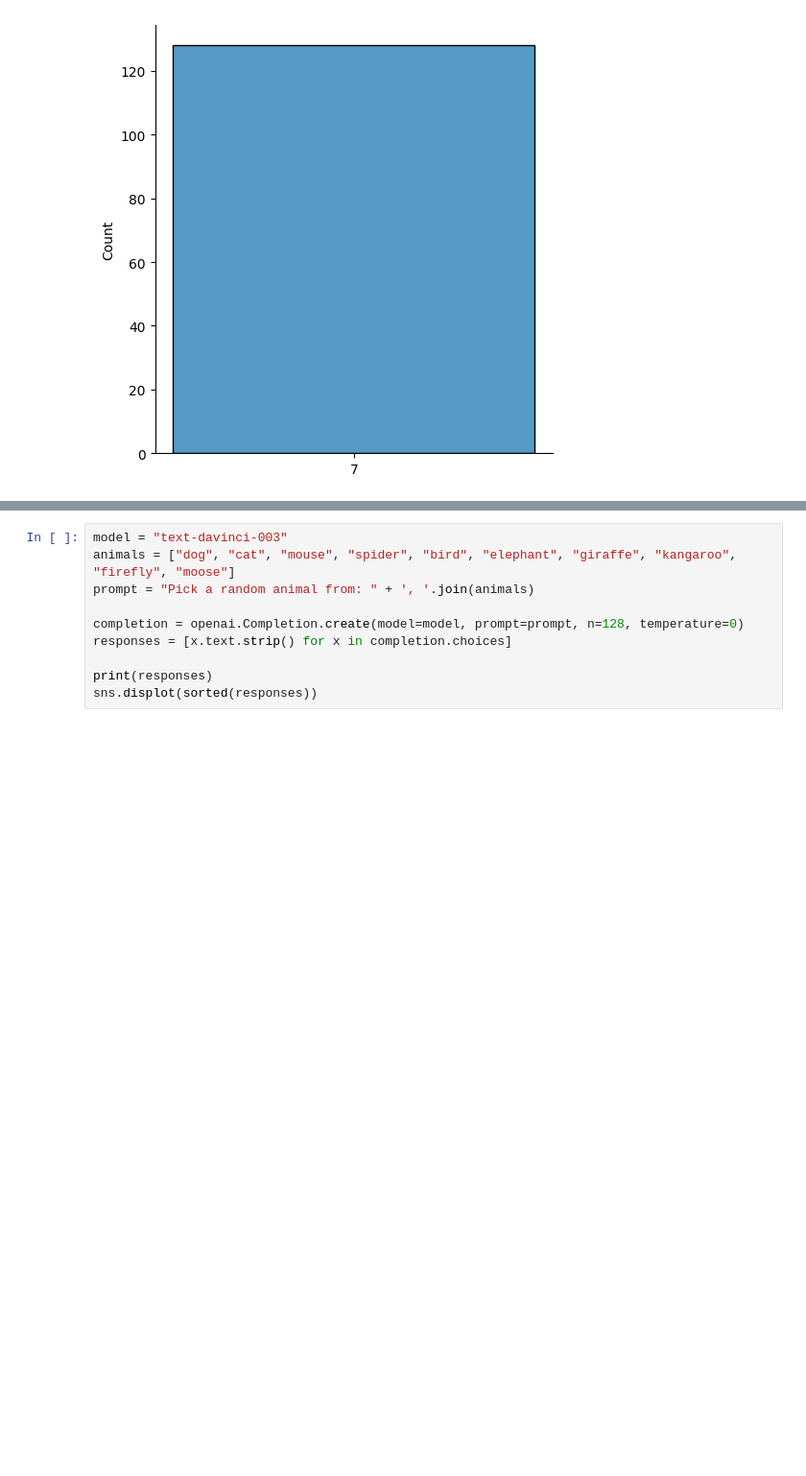
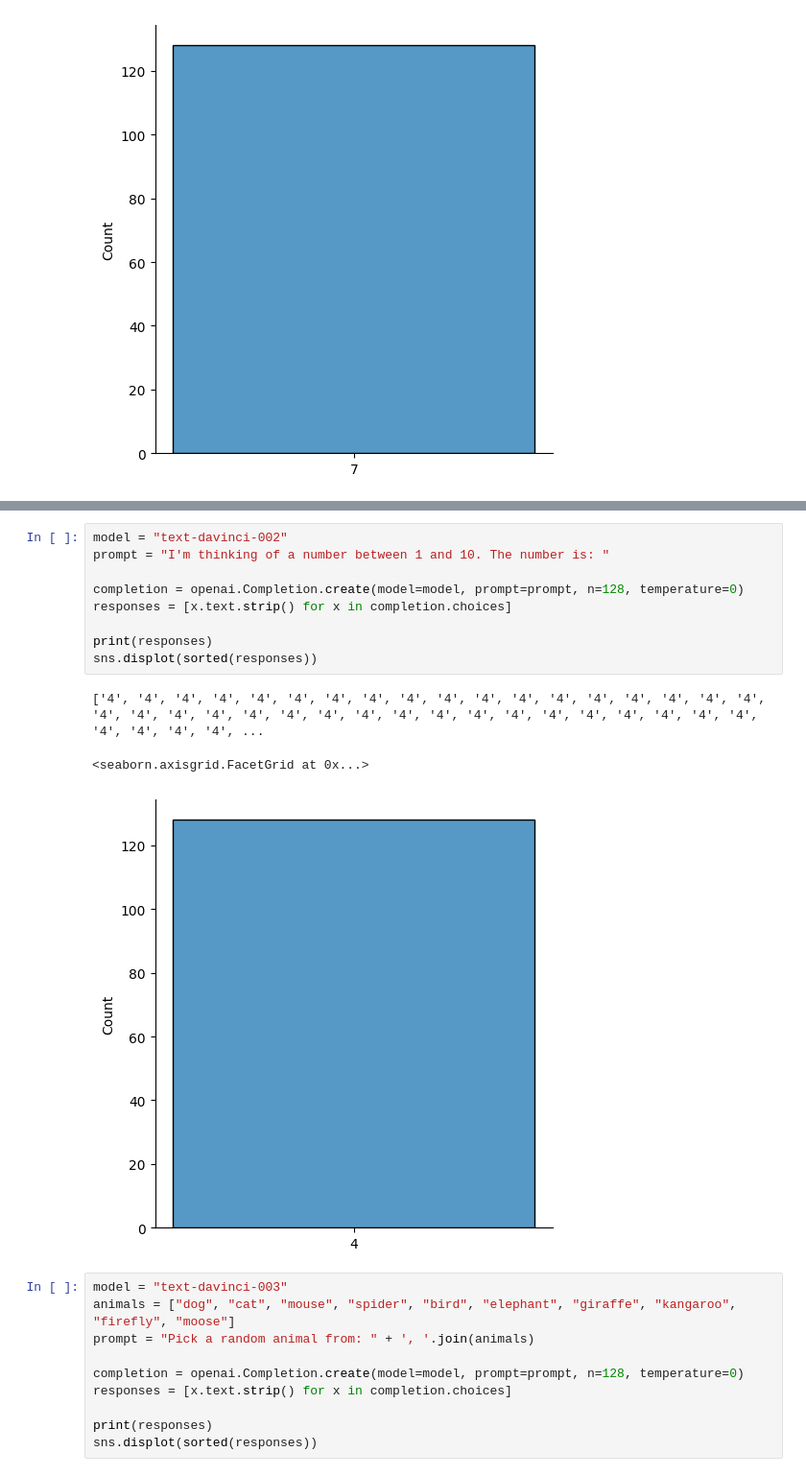
Before and after one commit to cellwebb/chatgpt-randomness-test, a Jupyter notebook: ChatGPT Randomness Test.ipynb, the cells around one changed output, grey strips where cells are left out. Shown at 96% size. Cells and saved outputs as stored; diff of their text form; blank space fills up the shorter version.

```diff
--- a/ChatGPT Randomness Test.ipynb
+++ b/ChatGPT Randomness Test.ipynb
@@ -51,3 +137,16 @@ sns.displot(sorted(responses))
+# %%
+model = "text-davinci-002"
+prompt = "I'm thinking of a number between 1 and 10. The number is: "
+
+completion = openai.Completion.create(model=model, prompt=prompt, n=128, temperature=0)
+responses = [x.text.strip() for x in completion.choices]
+
+print(responses)
+sns.displot(sorted(responses))
+# %% [output]
+['4', '4', '4', '4', '4', '4', '4', '4', '4', '4', '4', '4', '4', '4', '4', '4', '4', '4', '4', '4', '4', '4', '4', '4', '4', '4', '4', '4', '4', '4', '4', '4', '4', '4', '4', '4', '4', '4', '4', '4', ...
+<seaborn.axisgrid.FacetGrid at 0x...>
+[figure, added]
 # %%
 model = "text-davinci-003"
 animals = ["dog", "cat", "mouse", "spider", "bird", "elephant", "giraffe", "kangaroo", "firefly", "moose"]
```
Also changed, not shown: parts of 27 cells of this notebook.
